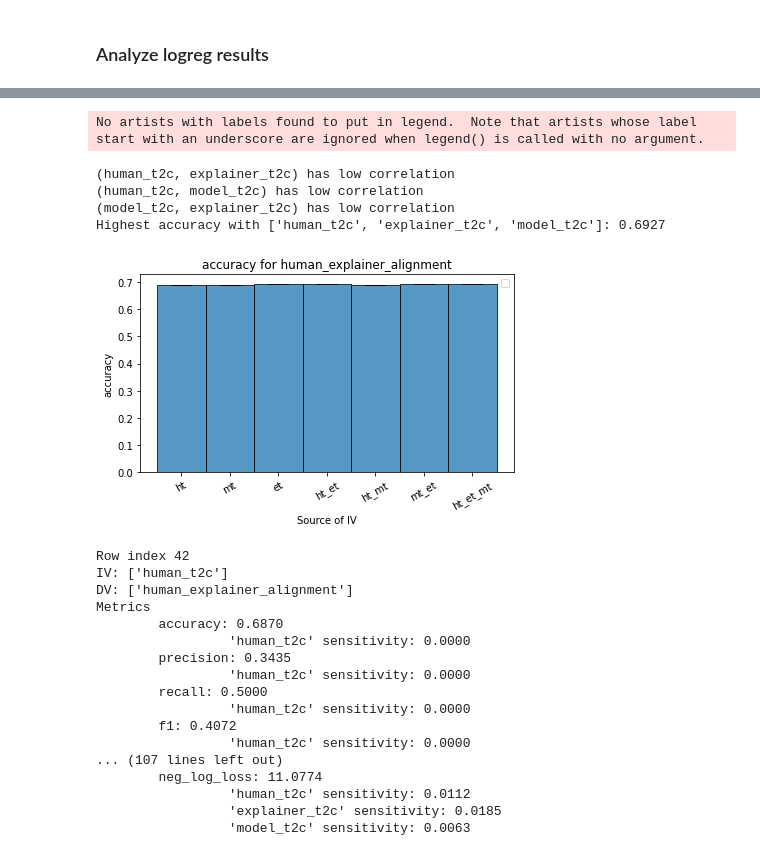
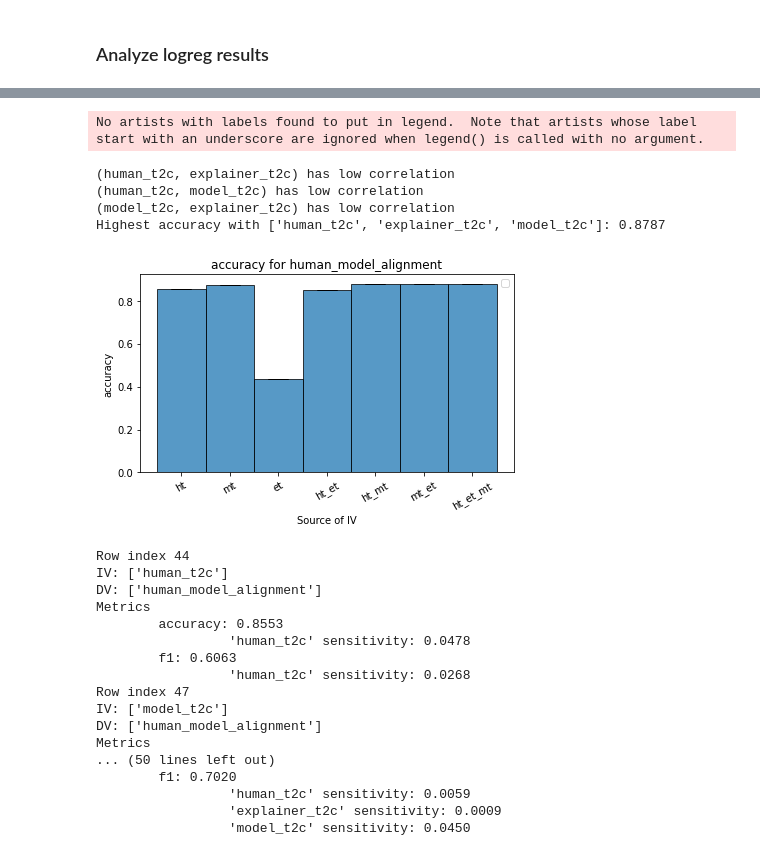
Before and after one commit to allisonchen23/explain-alignment, a Jupyter notebook: cifar10_analyze_hem.ipynb, the cells around one changed output, grey strips where cells are left out. Saved outputs shown, nothing was run; the diff lists cells and outputs as text; code cells hidden in the pictures.

```diff
--- a/cifar10_analyze_hem.ipynb
+++ b/cifar10_analyze_hem.ipynb
@@ -119,7 +134,7 @@ Path saved/cifar10/resnet18/explainer/sift_descriptor_histogram/cifar32_32_sigma
 graph_save_dir = os.path.join(save_dir, 'graphs')
 ensure_dir(graph_save_dir)
 
-csv_save_path = 'saved/cifar10/resnet18/explainer/sift_descriptor_histogram/cifar32_32_sigma1.6/dense_stride_2/minibatch_kmeans/500means/model_soft_labels/0606_125216/analysis/sift_explainer.csv'
+csv_save_path = 'saved/cifar10/resnet18/explainer/pixels/model_soft_labels/hparam_search/cross_entropy/0627_150603/trials/lr_0.001-wd_0.1/analysis/pixel_explainer.csv'
 if os.path.exists(csv_save_path):
     df = pd.read_csv(csv_save_path)
     print("Loaded CSV from {}".format(csv_save_path))
@@ -332,19 +300,31 @@ agents = ['human', 'model', 'explainer']
 plot_xerr = True
 plot_yerr = True
 
-# confusion_templates = ['{}_entropy', '{}_t2c']
-confusion_templates = ['{}_t2c', '{}_entropy']
+confusion_templates = ['{}_entropy', '{}_t2c']
+# confusion_templates = ['{}_t2c', '{}_entropy']
 # confusion_templates = ['{}_top_confidence', '{}_t2c', '{}_entropy']
 x_variance = []
 y_variance = []
-if 'entropy' in confusion_templates[0]:
-    n_bins = 15
-elif 't2c' in confusion_templates[0]:
-    n_bins = 20
-elif 'top_confidence' in confusion_templates[0]:
-    n_bins = 25
+if 'sift' in explainer_type:
+    if 'entropy' in confusion_templates[0]:
+        n_bins = 15
+    elif 't2c' in confusion_templates[0]:
+        n_bins = 20
+    elif 'top_confidence' in confusion_templates[0]:
+        n_bins = 25
+    else:
+        raise ValueError("Confusion type in '{}' not supported.".format(confusion_templates[0]))
+if 'pixel' in explainer_type:
+    if 'entropy' in confusion_templates[0]:
+        n_bins = 65
+    elif 't2c' in confusion_templates[0]:
+        n_bins = 40
+    elif 'top_confidence' in confusion_templates[0]:
+        n_bins = 55
+    else:
+        raise ValueError("Confusion type in '{}' not supported.".format(confusion_templates[0]))
 else:
-    raise ValueError("Confusion type in '{}' not supported.".format(confusion_templates[0]))
+    raise ValueError("Explainer type '{}' not supported.".format(explainer_type))
 for agent_pair in agent_pairs:
     agent1, agent2 = agent_pair
     confusions = []
@@ -452,9 +432,11 @@ y=0.00x+0.02; R-squared: 0.004
 seed = 0
 penalty = 'l2'
 solver = 'liblinear'
+class_weight = 'balanced'
 logistic_regression_args = {
     'penalty': penalty,
-    'solver': solver
+    'solver': solver,
+    'class_weight': class_weight
 }
 
 metric_names = ['accuracy', 'precision', 'recall', 'f1', 'neg_log_loss']
@@ -630,7 +542,7 @@ Saved list to saved/cifar10/resnet18/explainer/sift_descriptor_histogram/cifar32
 # %% [markdown]
 ### Analyze logreg results
 # %%
-logreg_df_path = 'saved/cifar10/resnet18/explainer/sift_descriptor_histogram/cifar32_32_sigma1.6/dense_stride_2/minibatch_kmeans/500means/model_soft_labels/0606_125216/analysis/logreg_results/sensitivity.csv'
+logreg_df_path = 'saved/cifar10/resnet18/explainer/pixels/model_soft_labels/hparam_search/cross_entropy/0627_150603/trials/lr_0.001-wd_0.1/analysis/logreg_results/sensitivity.csv'
 logreg_df = pd.read_csv(logreg_df_path)
 
 all_x_names = [
@@ -663,8 +575,8 @@ Low correlation pairs (<0.3)
 ('model_entropy', 'model_t2c', 0.9259603731384853, 0.0)
 # %%
 ivs = ['t2c']
-dv = 'human_explainer_alignment'
-metrics=['accuracy', 'neg_log_loss']
+dv = 'human_model_alignment'
+metrics=['accuracy', 'f1']
 
 drop_correlated = True
 
@@ -684,50 +596,50 @@ if drop_correlated:
         if len(row_ivs) == 2:
             var1, var2 = row_ivs
             if (var1, var2) in low_corr_set or (var2, var1) in low_corr_set:
                 print("({}, {}) has low correlation".format(var1, var2))
             elif (var1, var2) in med_corr_set or (var2, var1) in med_corr_set:
                 print("({}, {}) has moderate correlation".format(var1, var2))
             else:
                 drop_idxs.append(row['Unnamed: 0'])
                 print("Dropping ({}, {})".format(var1, var2))
     cur_df = cur_df.drop(drop_idxs, axis=0)
 
 log_path = 'temp/temp.txt'
 highest_acc_row = cur_df.loc[cur_df['accuracy'].idxmax()]
 print("Highest accuracy with {}: {:.4f}".format(
     highest_acc_row['iv'],
     highest_acc_row['accuracy']))
 
 plot_metric_v_inputs(
     df=cur_df,
     ivs=ivs,
     dv=dv,
     graph_metric='accuracy')
 print_summary(
     df=cur_df,
-    # metrics=metrics,
+    metrics=metrics,
     log_path=log_path)
 # %% [output]
 No artists with labels found to put in legend.  Note that artists whose label start with an underscore are ignored when legend() is called with no argument.
 (human_t2c, explainer_t2c) has low correlation
 (human_t2c, model_t2c) has low correlation
 (model_t2c, explainer_t2c) has low correlation
-Highest accuracy with ['human_t2c', 'explainer_t2c', 'model_t2c']: 0.6927
+Highest accuracy with ['human_t2c', 'explainer_t2c', 'model_t2c']: 0.8787
-[figure, old version]
+[figure, new version]
-Row index 42
+Row index 44
 IV: ['human_t2c']
-DV: ['human_explainer_alignment']
+DV: ['human_model_alignment']
 Metrics
-        accuracy: 0.6870
-                 'human_t2c' sensitivity: 0.0000
-        precision: 0.3435
-                 'human_t2c' sensitivity: 0.0000
-        recall: 0.5000
-                 'human_t2c' sensitivity: 0.0000
-        f1: 0.4072
-                 'human_t2c' sensitivity: 0.0000
-... (107 lines left out)
-        neg_log_loss: 11.0774
-                 'human_t2c' sensitivity: 0.0112
-                 'explainer_t2c' sensitivity: 0.0185
-                 'model_t2c' sensitivity: 0.0063
+        accuracy: 0.8553
+                 'human_t2c' sensitivity: 0.0478
+        f1: 0.6063
+                 'human_t2c' sensitivity: 0.0268
+Row index 47
+IV: ['model_t2c']
+DV: ['human_model_alignment']
+Metrics
+... (50 lines left out)
+        f1: 0.7020
+                 'human_t2c' sensitivity: 0.0059
+                 'explainer_t2c' sensitivity: 0.0009
+                 'model_t2c' sensitivity: 0.0450
```
Also changed, not shown: parts of 12 cells of this notebook, 9 other files.
